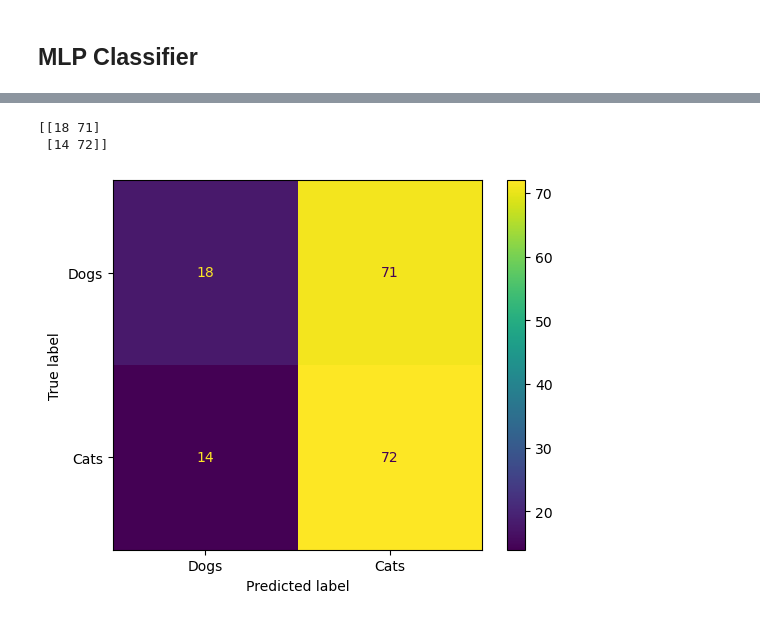
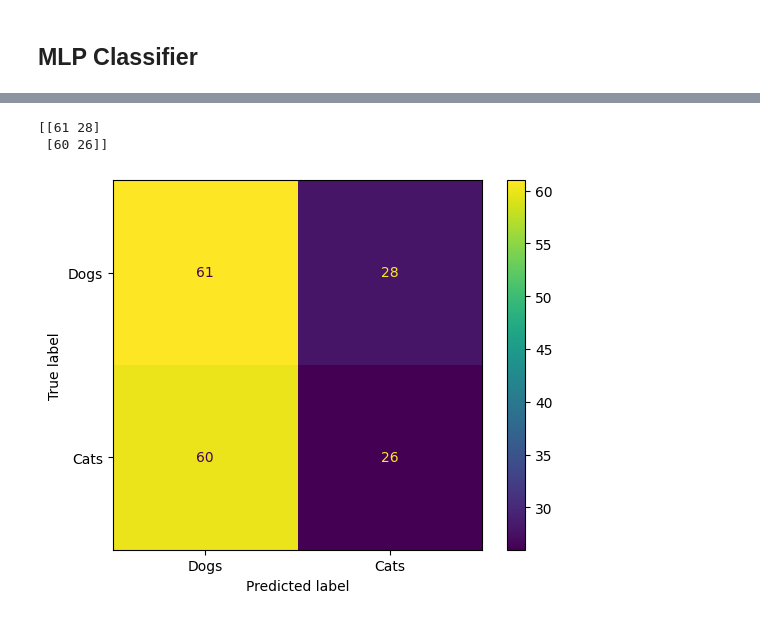
Before and after one commit to ankitsharma208/ASSGNMT_1_CLASSIFICATION, a Jupyter notebook: Dataset_2_CAT_DOG/Cat_Dog_Recog/Main.ipynb, the cells around one changed output, grey strips where cells are left out. Saved outputs shown, nothing was run; the diff lists cells and outputs as text; code cells hidden in the pictures.

Commit message:
Update code and add result graph

```diff
--- a/Dataset_2_CAT_DOG/Cat_Dog_Recog/Main.ipynb
+++ b/Dataset_2_CAT_DOG/Cat_Dog_Recog/Main.ipynb
@@ -211,0 +203,4 @@ plot_validation_curve(rbf_svc, training_images, training_labels, param_name="gam
+# %%
+rbf_svc = svm.SVC(kernel='rbf', gamma=0.1, C=0.01)
+rbf_svc.fit(training_images, training_labels)
+rbf_score = rbf_svc.score(X_test, Y_test)
@@ -289,13 +288,0 @@ plt.show()
-# %%
-from sklearn.tree import DecisionTreeClassifier
-parameter = {
-    'criterion' :['entropy','gini','log_loss'],
-    'splitter':['best','random'],
-    'max_depth':[1,2,3,4,5],
-    'max_features':['auto','sqrt','log2']
-}
-model = DecisionTreeClassifier()
-from sklearn.model_selection import GridSearchCV
-cv = GridSearchCV(model,param_grid = parameter,cv = 5)
-cv.fit(X_train,Y_train)
-cv.score(X_test, Y_test)
@@ -320,0 +289,20 @@ Traceback (most recent call last):
+# %%
+from sklearn.tree import DecisionTreeClassifier
+
+decision_tree = DecisionTreeClassifier()
+plot_learning_curve(decision_tree, X_train, Y_train, title="Learning Curve")
+
+parameters = {
+    'criterion': ['entropy', 'gini', 'log_loss'],
+    'splitter': ['best', 'random'],
+    'max_depth': [1, 2, 3, 4, 5, 6, 7, 8, 9, 10],
+    'max_features': ['auto', 'sqrt', 'log2'],
+    'max_leaf_nodes': [1, 2, 3, 4, 5, 6, 7, 8, 9]
+}
+cv = StratifiedShuffleSplit(n_splits=5, test_size=0.2, random_state=42)
+for parameter, param_range in parameters.items():
+    plot_validation_curve(
+        estimator=decision_tree, X=X_train, y=Y_train,
+        param_name=parameter, param_range=param_range,
+        cv=cv
+    )
@@ -321,11 +317,17 @@ Traceback (most recent call last):
 # %%
-y_predict = cv.predict(X_test)
+decision_tree = DecisionTreeClassifier(
+    criterion='gini', splitter='random', max_depth=3, max_features='log2', max_leaf_nodes=5
+)
+decision_tree.fit(X_train, Y_train)
+decision_tree_score = decision_tree.score(X_test, Y_test)
+
+y_predict = decision_tree.predict(X_test)
 confusion_matrix_data = confusion_matrix(y_true=Y_test, y_pred=y_predict)
 
 confusion_matrix_display = ConfusionMatrixDisplay(confusion_matrix=confusion_matrix_data, display_labels=('Dogs', 'Cats'))
 confusion_matrix_display.plot()
 print(confusion_matrix_data)
 # %% [output]
-[[18 71]
- [14 72]]
+[[61 28]
+ [60 26]]
-[figure, old version]
+[figure, new version]
```
Also changed, not shown: parts of 28 cells of this notebook, 5 other files.
